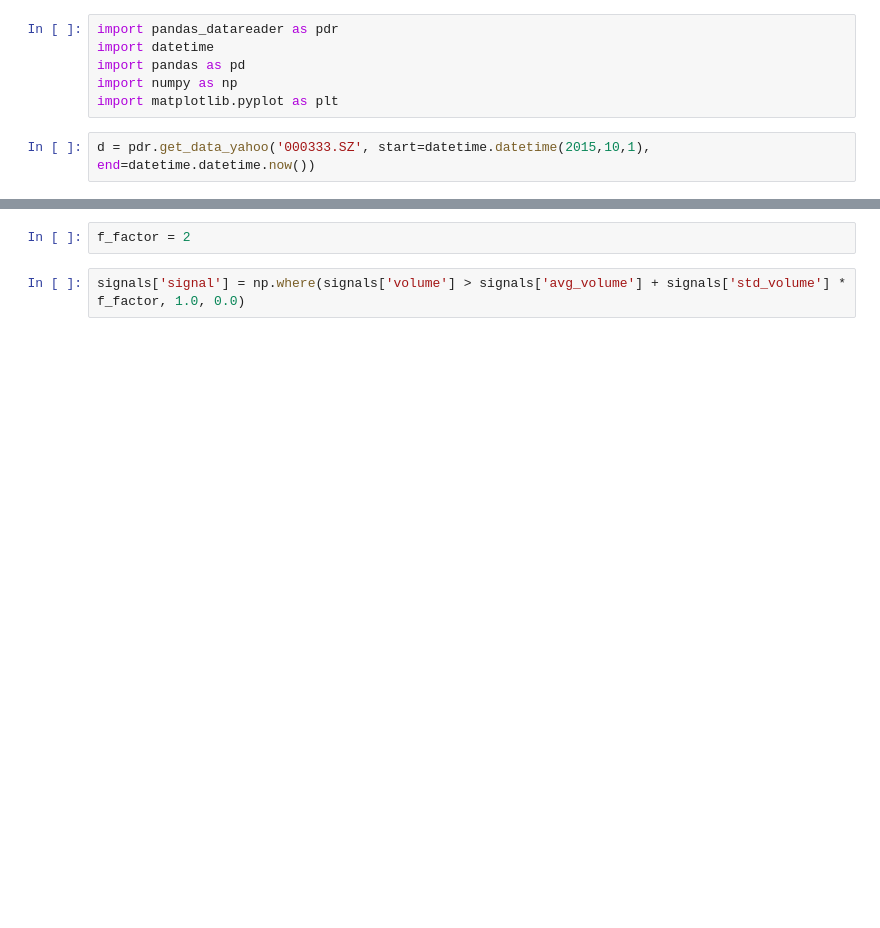
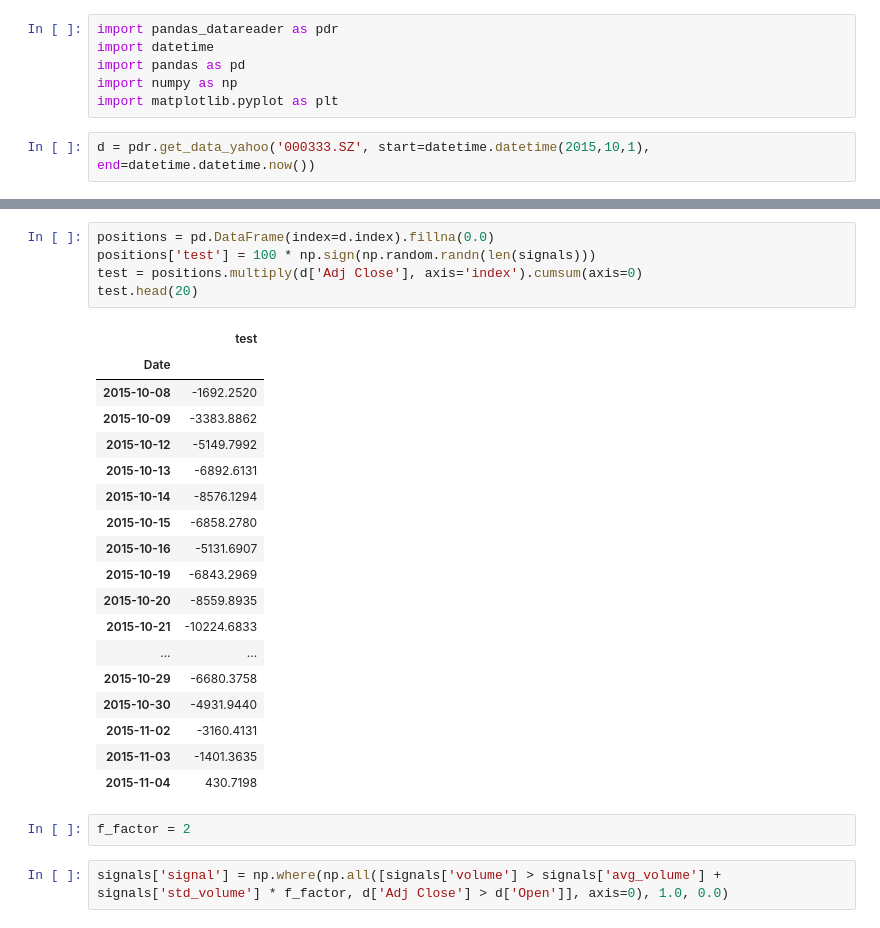
Before and after one commit to lbjworld/snake, a Jupyter notebook: volume_detector.ipynb, the cells around one changed output, grey strips where cells are left out. Saved outputs shown, nothing was run; the diff lists cells and outputs as text; blank space fills up the shorter version.

Commit message:
ADD: backtest framework

```diff
--- a/volume_detector.ipynb
+++ b/volume_detector.ipynb
@@ -17,7 +34,31 @@ signals['std_volume'] = daily_volume.rolling(window=100, min_periods=1, center=F
+# %%
+positions = pd.DataFrame(index=d.index).fillna(0.0)
+positions['test'] = 100 * np.sign(np.random.randn(len(signals)))
+test = positions.multiply(d['Adj Close'], axis='index').cumsum(axis=0)
+test.head(20)
+# %% [output]
+|  | test |
+| Date |  |
+| 2015-10-08 | -1692.2520 |
+| 2015-10-09 | -3383.8862 |
+| 2015-10-12 | -5149.7992 |
+| 2015-10-13 | -6892.6131 |
+| 2015-10-14 | -8576.1294 |
+| 2015-10-15 | -6858.2780 |
+| 2015-10-16 | -5131.6907 |
+| 2015-10-19 | -6843.2969 |
+| 2015-10-20 | -8559.8935 |
+| 2015-10-21 | -10224.6833 |
+| ... | ... |
+| 2015-10-29 | -6680.3758 |
+| 2015-10-30 | -4931.9440 |
+| 2015-11-02 | -3160.4131 |
+| 2015-11-03 | -1401.3635 |
+| 2015-11-04 | 430.7198 |
 # %%
 f_factor = 2
 # %%
-signals['signal'] = np.where(signals['volume'] > signals['avg_volume'] + signals['std_volume'] * f_factor, 1.0, 0.0)
+signals['signal'] = np.where(np.all([signals['volume'] > signals['avg_volume'] + signals['std_volume'] * f_factor, d['Adj Close'] > d['Open']], axis=0), 1.0, 0.0)
 # %%
 signals.loc[signals.signal == 1.0].head()
 # %% [output]
```
Also changed, not shown: parts of 5 cells of this notebook, 5 other files.
